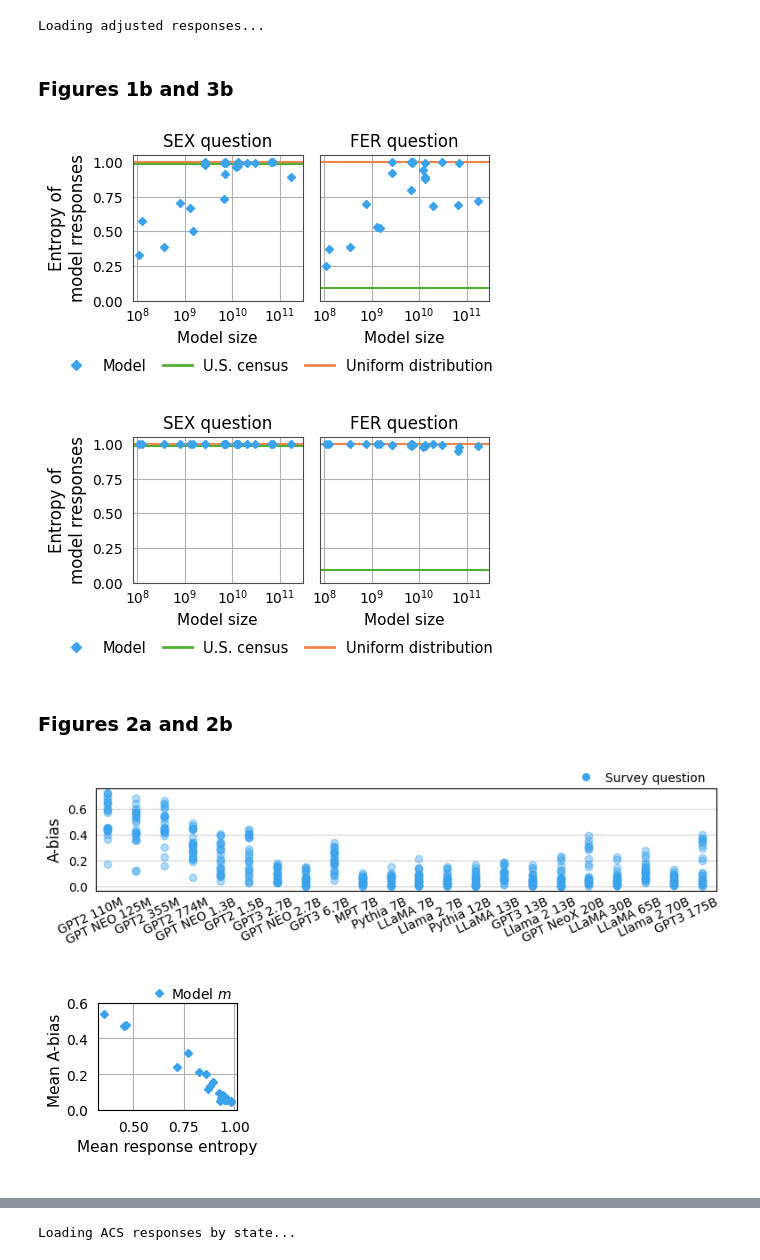
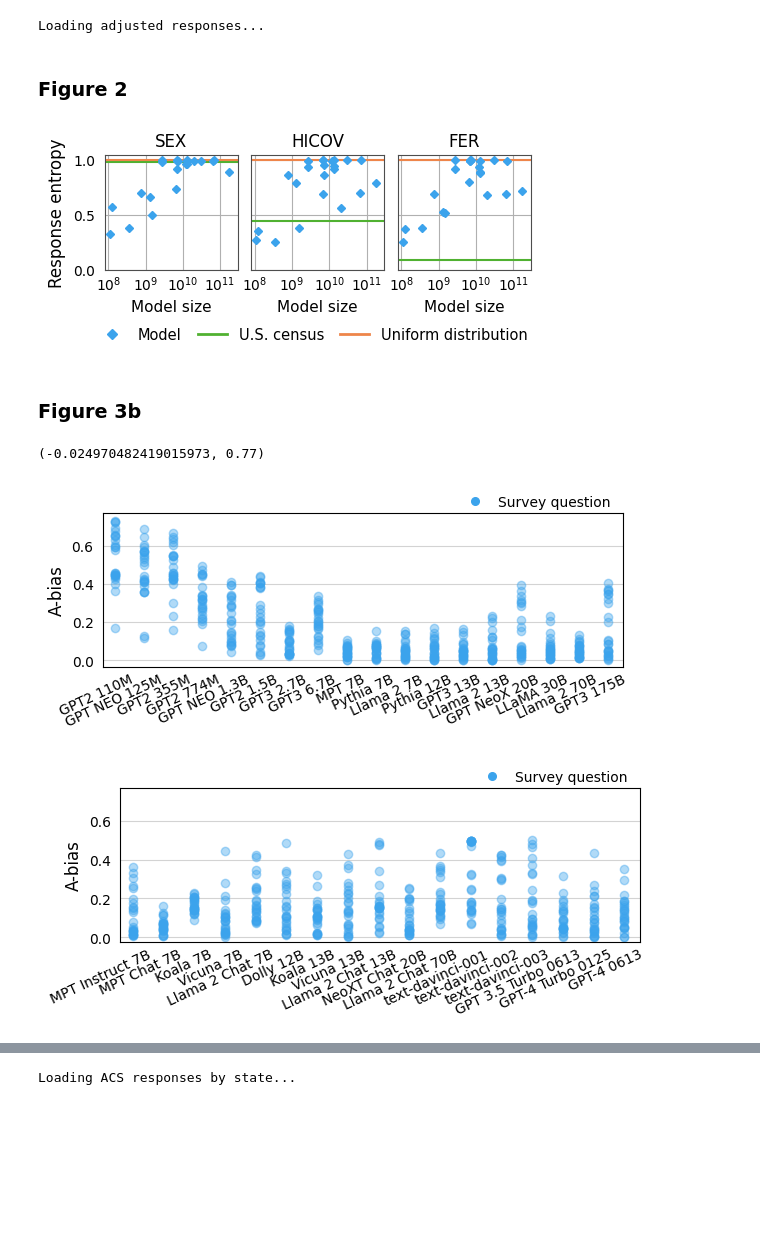
Before and after one commit to socialfoundations/surveying-language-models, a Jupyter notebook: figures.ipynb, the cells around one changed output, grey strips where cells are left out. Cells and saved outputs as stored; diff of their text form; code cells hidden in the pictures; blank space fills up the shorter version.

```diff
--- a/figures.ipynb
+++ b/figures.ipynb
@@ -32,7 +36,7 @@ from surveying_llms.load_responses import load_naive_responses, load_adjusted_re
 variables = list(n_categories.keys())
 uniform_responses = {var: np.ones(n_categories[var]) / n_categories[var] for var in variables}
 census_responses = load_acs_census_responses(census_file, n_categories)
-naive_responses = load_naive_responses(dir_individual, base_models, n_categories, openai_models)
+naive_responses = load_naive_responses(dir_individual, all_models, n_categories, openai_models)
 choice_responses, adjusted_responses = load_adjusted_responses(dir_individual, all_models,
                                                                n_categories, openai_models)
 # %% [output]
@@ -55,32 +63,28 @@ adjusted_kl_census = {v: {m: compute_kl(adjusted_responses[v][m], census_respons
 adjusted_kl_uniform = {v: {m: compute_kl(adjusted_responses[v][m], uniform_responses[v])
                    for m in all_models} for v in variables}
 # %% [markdown]
-### Figures 1b and 3b
+### Figure 2
 # %%
-from plot_utils.plot_utils import figure_1b
-
-figure_1b(naive_norm_entropies, census_norm_entropies, base_models, model_sizes)
+from plot_utils.plot_utils import figure_1
+figure_1(naive_norm_entropies, census_norm_entropies, base_models, model_sizes)
 plt.savefig('plots/naive_sex_fer.pdf', bbox_inches='tight')
-
-figure_1b(adjusted_norm_entropies, census_norm_entropies, base_models, model_sizes)
-plt.savefig('plots/adjusted_sex_fer.pdf', bbox_inches='tight')
 # %% [output]
-[figure, old version]
+[figure, new version]
-[figure, removed]
 # %% [markdown]
-### Figures 2a and 2b
+### Figure 3b
 # %%
-from plot_utils.plot_utils import plot_a_bias, plot_abias_vs_entropy
-
-a_bias = {m: [abs(choice_responses[v][m][0] - (1. / n_categories[v])) for v in variables] for m in base_models}
-plot_a_bias(a_bias, base_models, model_names)
+from plot_utils.plot_utils import plot_a_bias
+a_bias = {m: [abs(choice_responses[v][m][0] - (1. / n_categories[v])) for v in variables] for m in all_models}
+plot_a_bias(a_bias, plot_models, model_names, figsize=(6.7, 2))
+plt.ylim([None, 0.77])
 plt.savefig('plots/a_bias.pdf', bbox_inches='tight')
 
-mean_a_bias = [np.mean(a_bias[m]) for m in base_models]
-mean_entropy = [np.mean([naive_norm_entropies[v][m] for v in variables]) for m in base_models]
-plot_abias_vs_entropy(mean_entropy, mean_a_bias)
-plt.savefig('plots/abias-vs-entropy.pdf', bbox_inches='tight')
+a_bias = {m: [abs(choice_responses[v][m][0] - (1. / n_categories[v])) for v in variables] for m in all_models}
+plot_a_bias(a_bias, instruction_models, model_names, figsize=(6.7, 2))
+plt.savefig('plots/a_bias_instruct.pdf', bbox_inches='tight')
+plt.ylim([None, 0.77])
 # %% [output]
+(-0.024970482419015973, 0.77)
-[figure, old version]
+[figure, new version]
-[figure, old version]
+[figure, new version]
 # %% [markdown]
```
Also changed, not shown: parts of 15 cells of this notebook, 15 other files.
